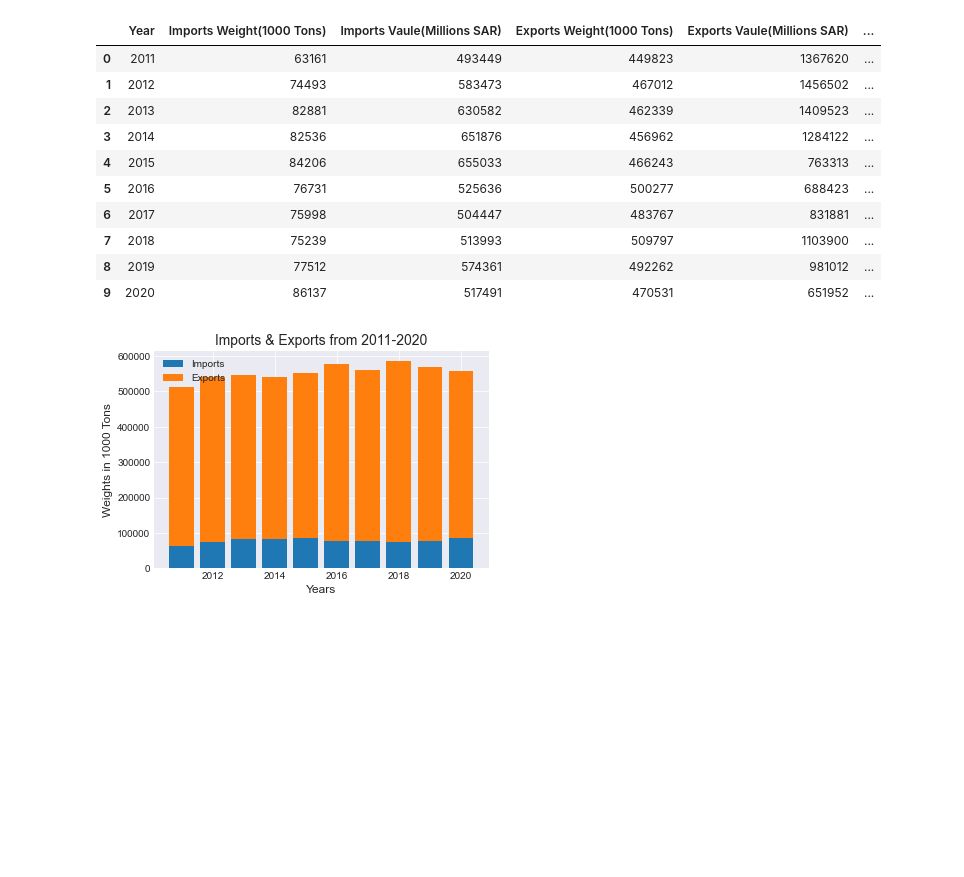
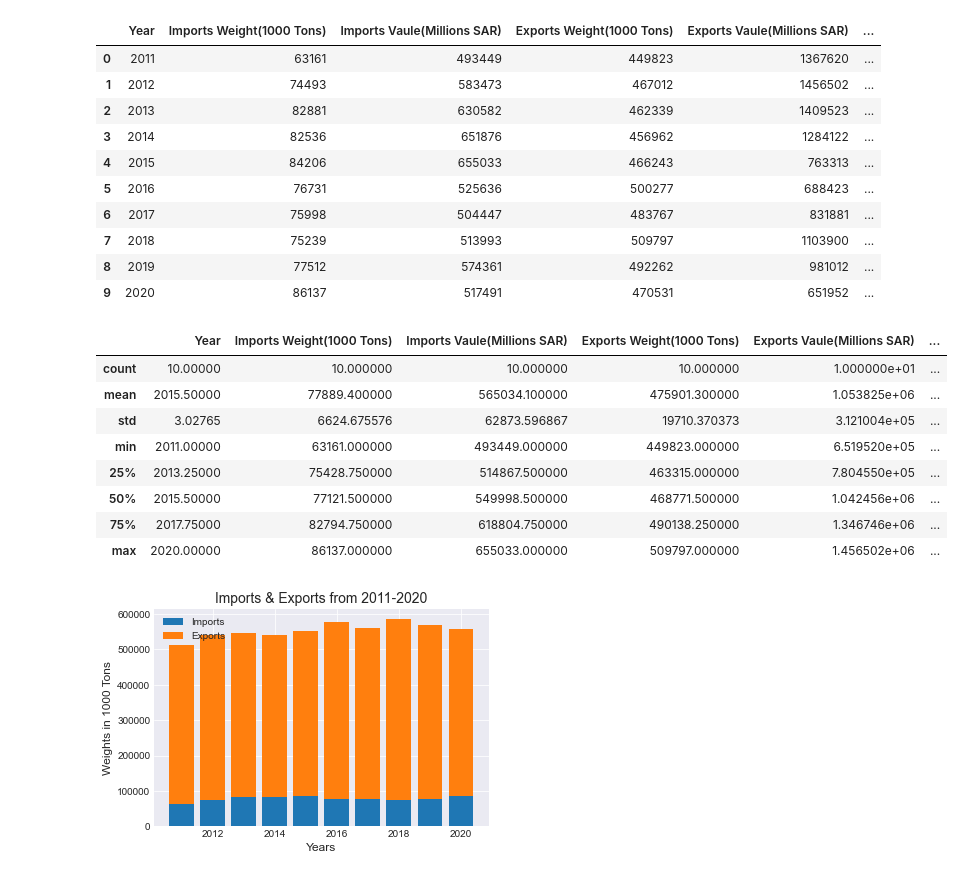
Before and after one commit to Aabusabaeen/Capstone-Project, a Jupyter notebook: 2020_Data_Cleaned.ipynb, the cells around one changed output. Cells and saved outputs as stored; diff of their text form; code cells hidden in the pictures; blank space fills up the shorter version.

```diff
--- a/2020_Data_Cleaned.ipynb
+++ b/2020_Data_Cleaned.ipynb
@@ -29,6 +29,18 @@ Cleaned_Trading20
 | 7 | 2018 | 75239 | 513993 | 509797 | 1103900 | ... |
 | 8 | 2019 | 77512 | 574361 | 492262 | 981012 | ... |
 | 9 | 2020 | 86137 | 517491 | 470531 | 651952 | ... |
+# %%
+Cleaned_Trading20.describe()
+# %% [output]
+|  | Year | Imports Weight(1000 Tons) | Imports Vaule(Millions SAR) | Exports Weight(1000 Tons) | Exports Vaule(Millions SAR) | ... |
+| count | 10.00000 | 10.000000 | 10.000000 | 10.000000 | 1.000000e+01 | ... |
+| mean | 2015.50000 | 77889.400000 | 565034.100000 | 475901.300000 | 1.053825e+06 | ... |
+| std | 3.02765 | 6624.675576 | 62873.596867 | 19710.370373 | 3.121004e+05 | ... |
+| min | 2011.00000 | 63161.000000 | 493449.000000 | 449823.000000 | 6.519520e+05 | ... |
+| 25% | 2013.25000 | 75428.750000 | 514867.500000 | 463315.000000 | 7.804550e+05 | ... |
+| 50% | 2015.50000 | 77121.500000 | 549998.500000 | 468771.500000 | 1.042456e+06 | ... |
+| 75% | 2017.75000 | 82794.750000 | 618804.750000 | 490138.250000 | 1.346746e+06 | ... |
+| max | 2020.00000 | 86137.000000 | 655033.000000 | 509797.000000 | 1.456502e+06 | ... |
 # %%
 plt.bar(Cleaned_Trading20['Year'], Cleaned_Trading20['Imports Weight(1000 Tons)'], label= 'Imports')
 plt.bar(Cleaned_Trading20['Year'], Cleaned_Trading20['Exports Weight(1000 Tons)'], bottom=Cleaned_Trading20['Imports Weight(1000 Tons)'],
```
Also changed, not shown: parts of 17 cells of this notebook, 13 other files.
